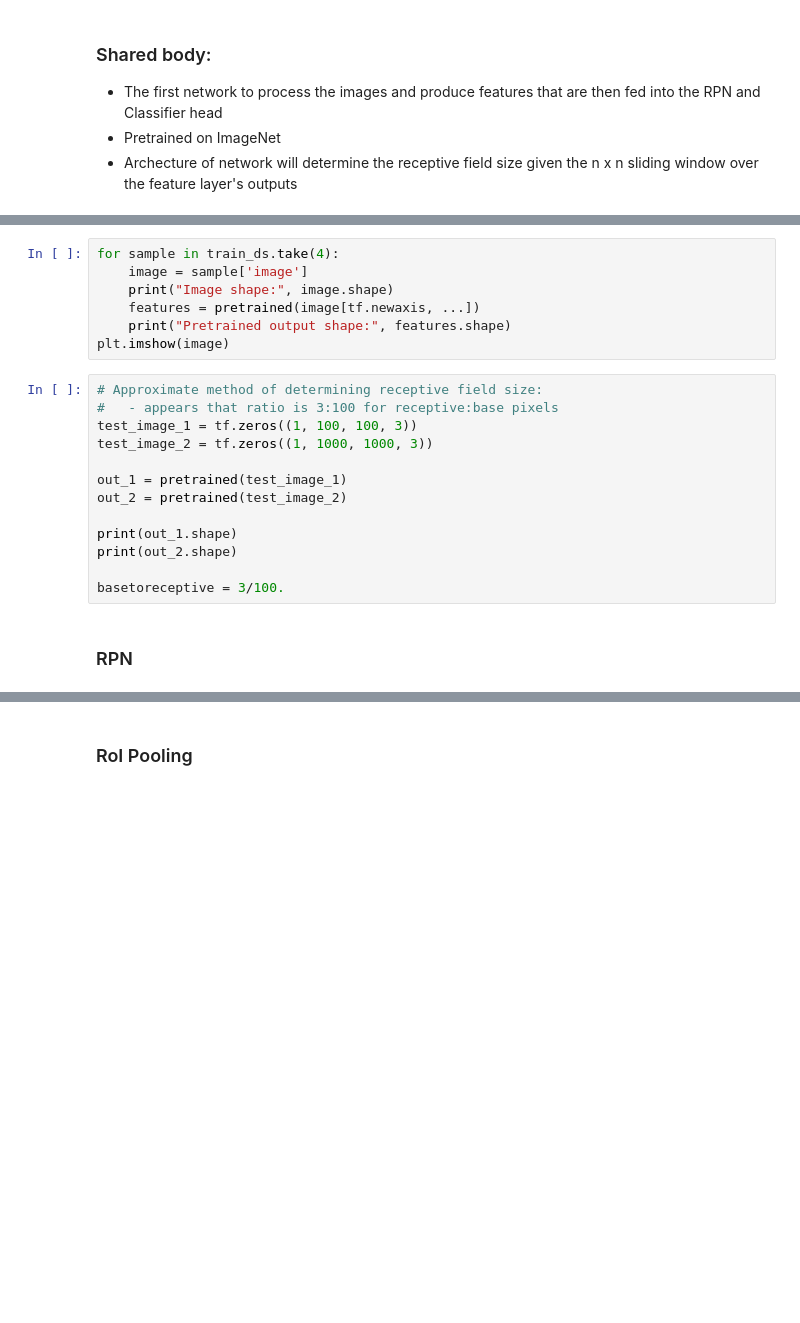
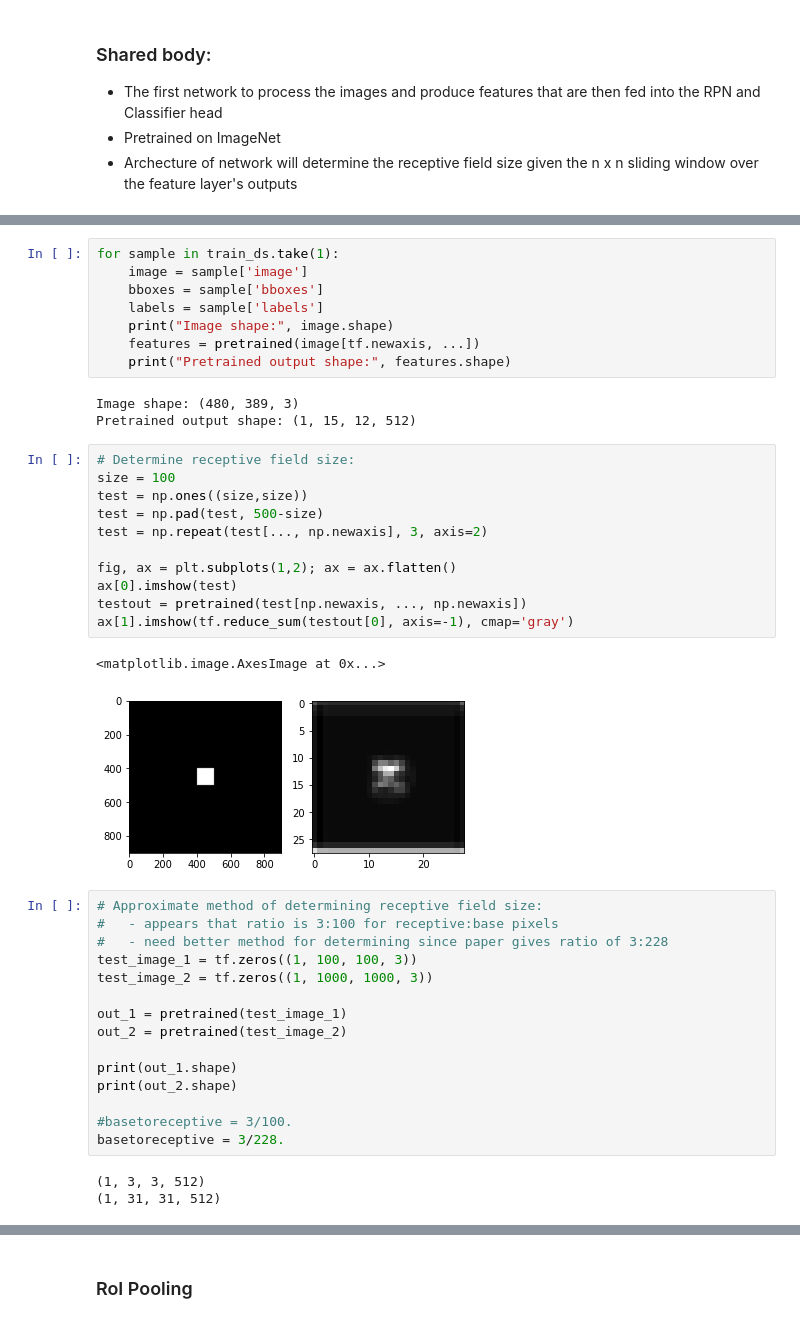
Before and after one commit to stanfidb/models, a Jupyter notebook: FasterRCNN.ipynb, the cells around one changed output, grey strips where cells are left out. Drawn from its saved outputs; the diff is of its cells as text; blank space fills up the shorter version.

```diff
--- a/FasterRCNN.ipynb
+++ b/FasterRCNN.ipynb
@@ -126,13 +149,32 @@ pretrained.trainable = False
 # %%
-for sample in train_ds.take(4):
+for sample in train_ds.take(1):
     image = sample['image']
+    bboxes = sample['bboxes']
+    labels = sample['labels']
     print("Image shape:", image.shape)
     features = pretrained(image[tf.newaxis, ...])
     print("Pretrained output shape:", features.shape)
-plt.imshow(image)
+# %% [output]
+Image shape: (480, 389, 3)
+Pretrained output shape: (1, 15, 12, 512)
+# %%
+# Determine receptive field size:
+size = 100
+test = np.ones((size,size))
+test = np.pad(test, 500-size)
+test = np.repeat(test[..., np.newaxis], 3, axis=2)
+
+fig, ax = plt.subplots(1,2); ax = ax.flatten()
+ax[0].imshow(test)
+testout = pretrained(test[np.newaxis, ..., np.newaxis])
+ax[1].imshow(tf.reduce_sum(testout[0], axis=-1), cmap='gray')
+# %% [output]
+<matplotlib.image.AxesImage at 0x...>
+[figure, added]
 # %%
 # Approximate method of determining receptive field size:
 #   - appears that ratio is 3:100 for receptive:base pixels
+#   - need better method for determining since paper gives ratio of 3:228
 test_image_1 = tf.zeros((1, 100, 100, 3))
 test_image_2 = tf.zeros((1, 1000, 1000, 3))
 
@@ -142,6 +184,8 @@ out_2 = pretrained(test_image_2)
 print(out_1.shape)
 print(out_2.shape)
 
-basetoreceptive = 3/100.
+#basetoreceptive = 3/100.
+basetoreceptive = 3/228.
+# %% [output]
+(1, 3, 3, 512)
+(1, 31, 31, 512)
-# %% [markdown]
-### RPN
```
Also changed, not shown: parts of 9 cells of this notebook.
